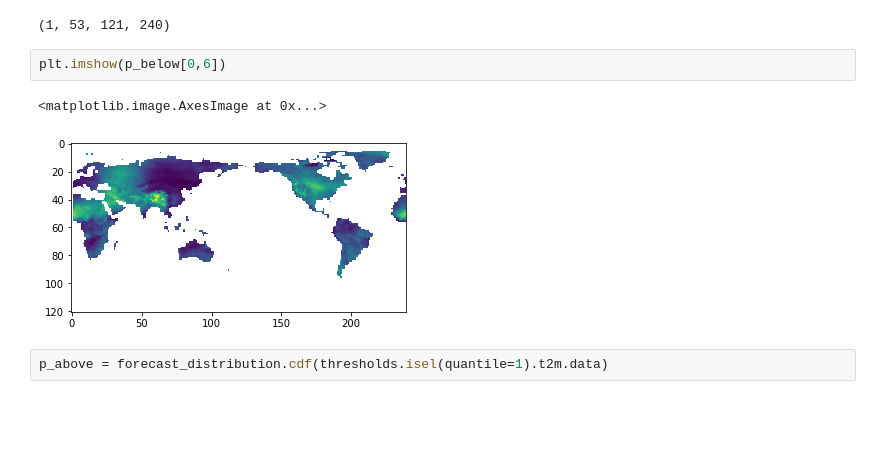
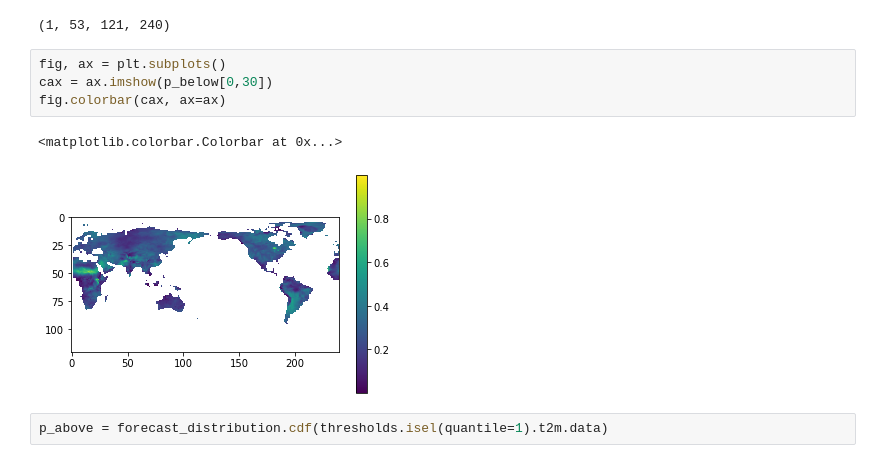
Before and after one commit to crim-ca/crims2s, a Jupyter notebook: notebooks/debias-ecmwf.ipynb, the cells around one changed output. Cells and saved outputs as stored; diff of their text form; blank space fills up the shorter version.

```diff
--- a/notebooks/debias-ecmwf.ipynb
+++ b/notebooks/debias-ecmwf.ipynb
@@ -704,11 +886,13 @@ np.isnan(p_below).sum()
 p_below.shape
 # %% [output]
 (1, 53, 121, 240)
-# %%
-plt.imshow(p_below[0,6])
-# %% [output]
-<matplotlib.image.AxesImage at 0x...>
-[figure, removed]
+# %%
+fig, ax = plt.subplots()
+cax = ax.imshow(p_below[0,30])
+fig.colorbar(cax, ax=ax)
+# %% [output]
+<matplotlib.colorbar.Colorbar at 0x...>
+[figure, added]
 # %%
 p_above = forecast_distribution.cdf(thresholds.isel(quantile=1).t2m.data)
 # %%
```
Also changed, not shown: parts of 13 cells of this notebook, 4 other files.
